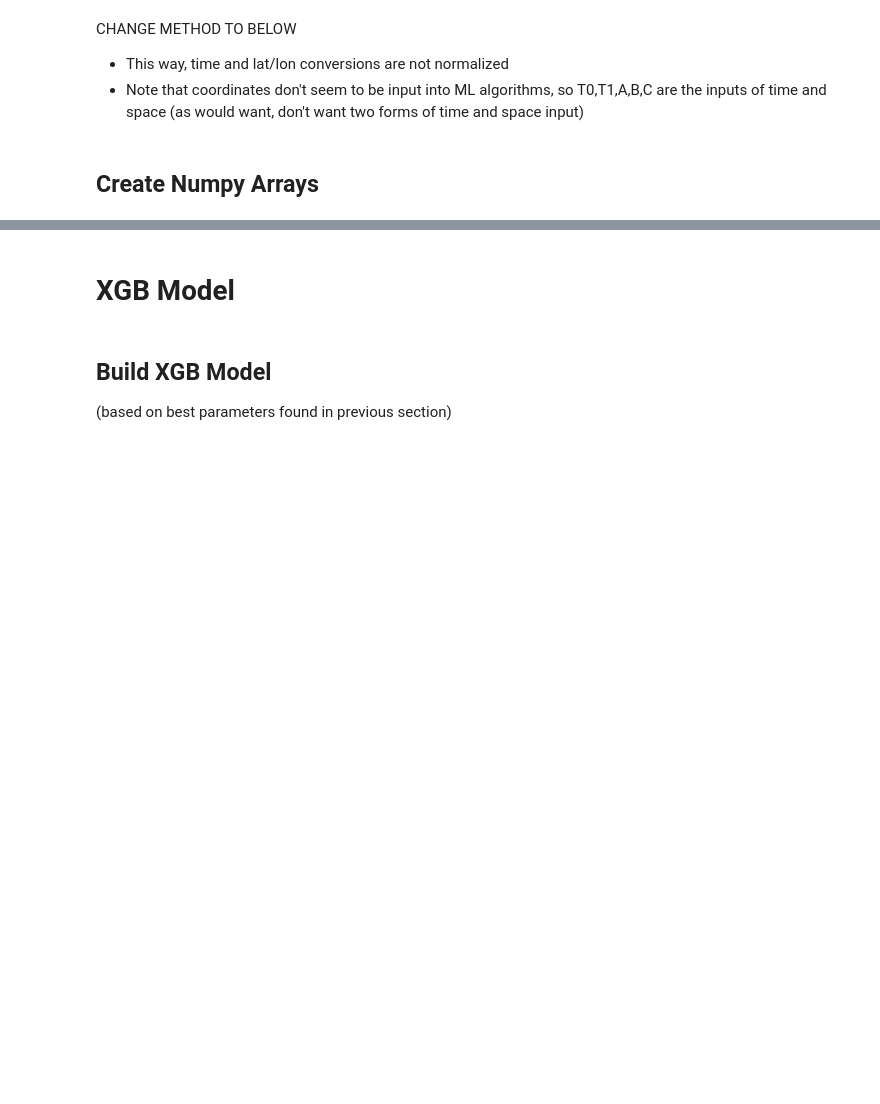
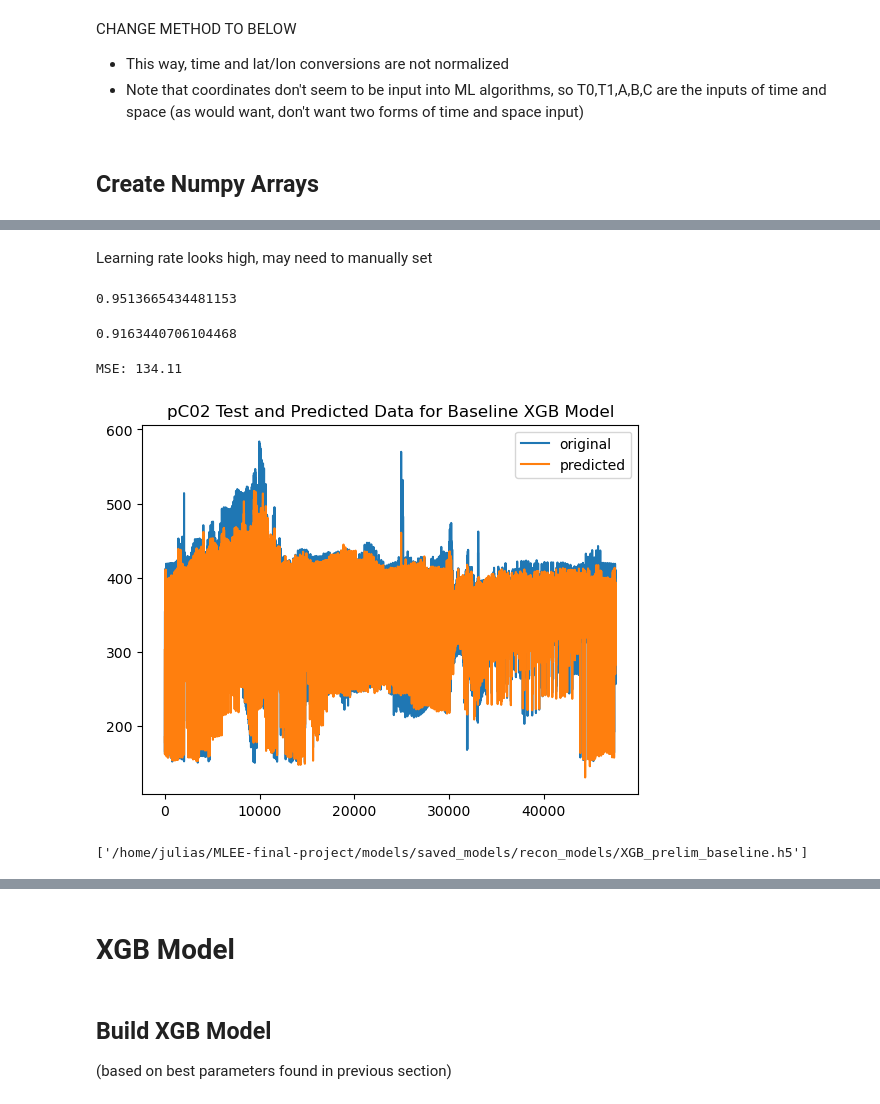
Before and after one commit to juliasimpson97/MLEE-final-project, a Jupyter notebook: models/XGB.ipynb, the cells around one changed output, grey strips where cells are left out. Saved outputs shown, nothing was run; the diff lists cells and outputs as text; code cells hidden in the pictures; blank space fills up the shorter version.

Commit message:
ran nonglobal prelim XGB

```diff
--- a/models/XGB.ipynb
+++ b/models/XGB.ipynb
@@ -131,3 +123,0 @@ XGB_model.fit(X_train_df, y_train_df)
-# %%
-model = XGBRegressor(n_estimators=3000, max_depth=5)
-model.fit(X_train_df, y_train_df)
@@ -197,0 +132,4 @@ print(best_params)
+# %%
+model_baseline = xgb.XGBRegressor(verbosity=0)
+# %%
+model_baseline.fit(X_train_df, y_train_df)
@@ -197,0 +147,27 @@ print(best_params)
+# %% [markdown]
+Learning rate looks high, may need to manually set
+# %%
+train_score_baseline = model_baseline.score(X_train_df, y_train_df)
+train_score_baseline
+# %% [output]
+0.9513665434481153
+# %%
+test_score_baseline = model_baseline.score(X_test_df, y_test_df)
+test_score_baseline
+# %% [output]
+0.9163440706104468
+# %%
+y_pred_baseline = model_baseline.predict(X_test_df)
+mse = mean_squared_error(y_test_df, y_pred_baseline)
+print("MSE: %.2f" % mse)
+# %% [output]
+MSE: 134.11
+# %%
+x_ax = range(len(y_test_df))
+plt.plot(x_ax, y_test_df, label="original")
+plt.plot(x_ax, y_pred_baseline, label="predicted")
+plt.title("pC02 Test and Predicted Data for Baseline XGB Model")
+plt.legend()
+plt.show()
+# %% [output]
+[figure, added]
@@ -197,0 +182,4 @@ print(best_params)
+# %%
+joblib.dump(model_baseline, os.path.join(recon_model_path,'XGB_prelim_baseline.h5'))
+# %% [output]
+['/home/julias/MLEE-final-project/models/saved_models/recon_models/XGB_prelim_baseline.h5']
```
Also changed, not shown: parts of 55 cells of this notebook.
